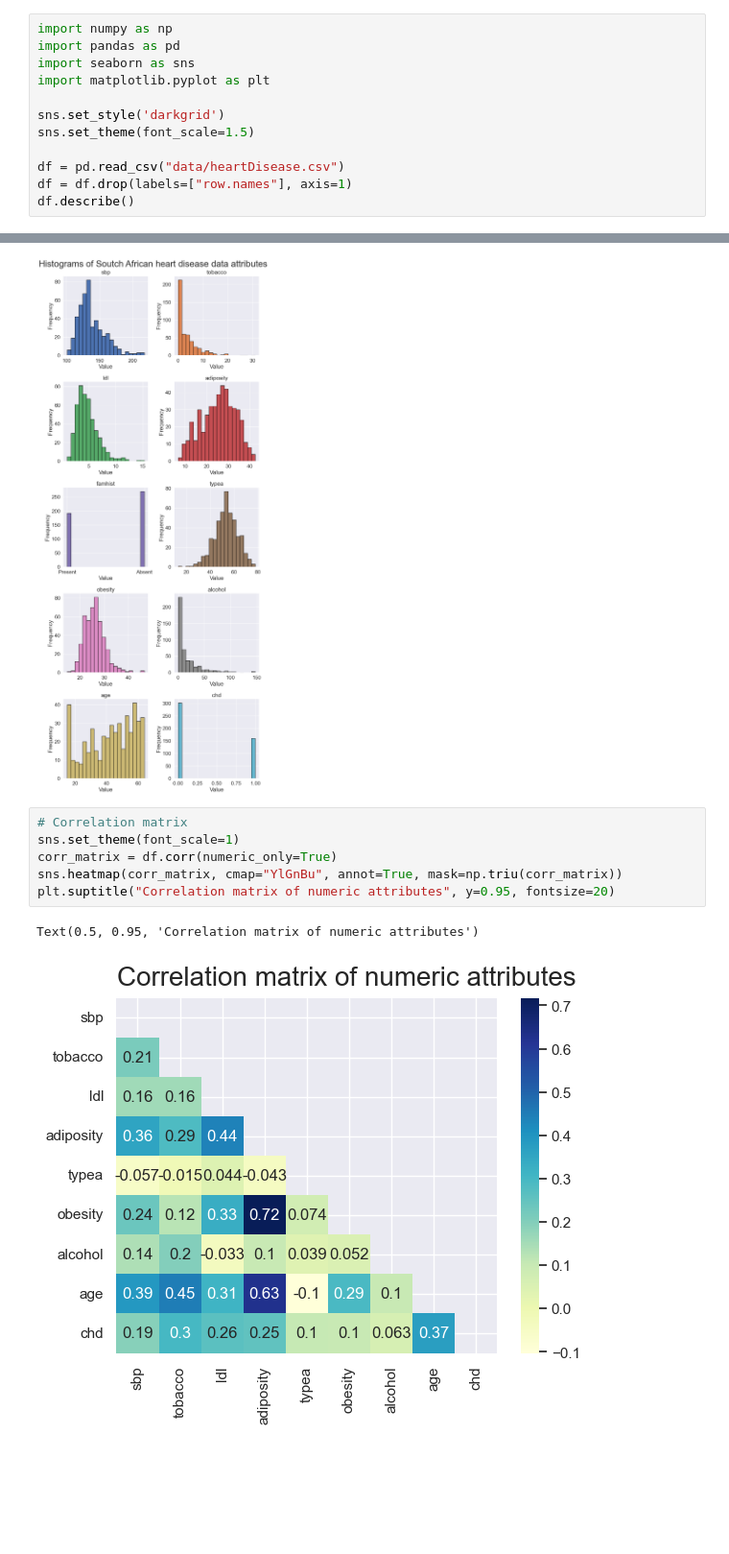
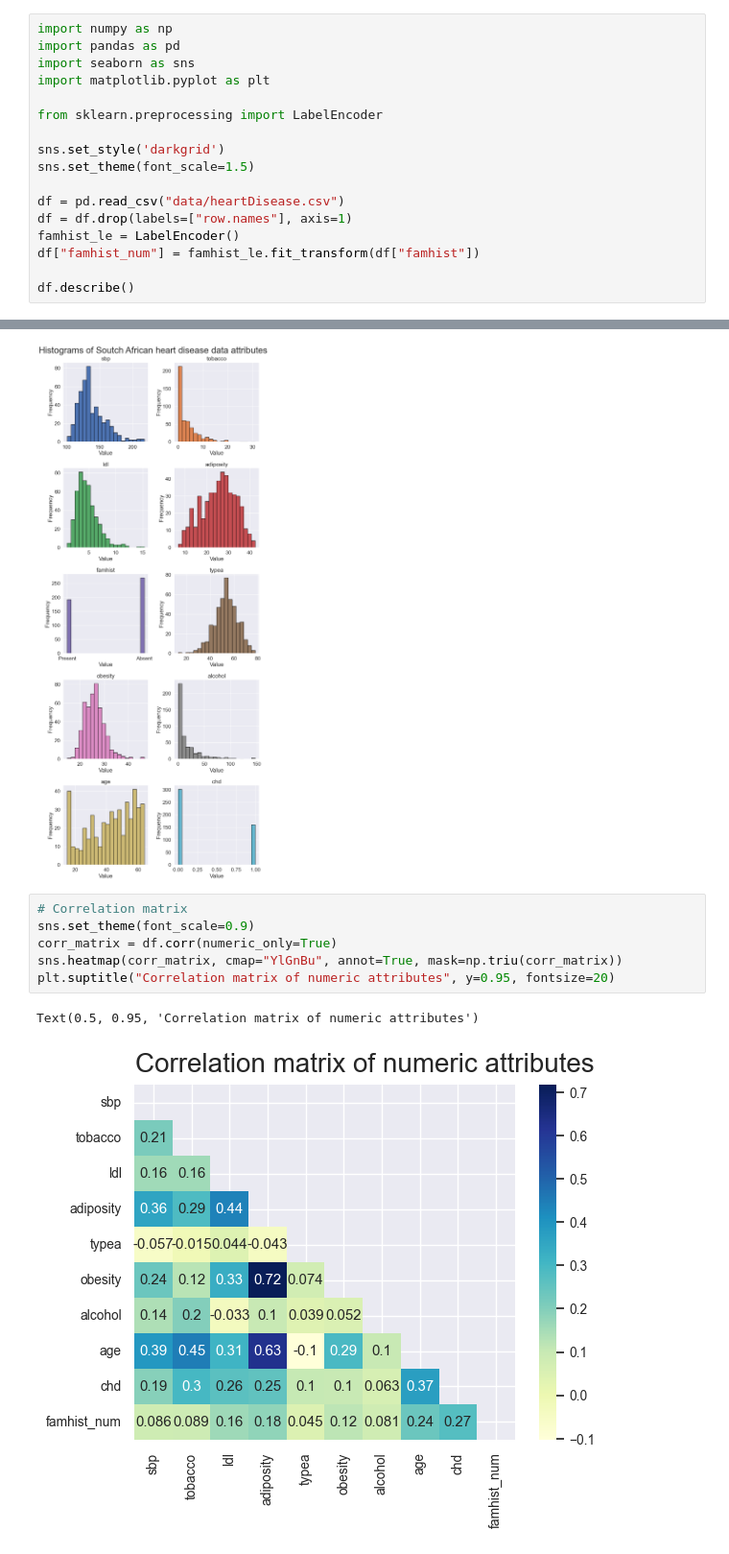
Before and after one commit to krusand/02452-ML-Project, a Jupyter notebook: EDA.ipynb, the cells around one changed output, grey strips where cells are left out. Shown at 96% size. Cells and saved outputs as stored; diff of their text form; blank space fills up the shorter version.

Commit message:
feat: added labelencoder to encode family history

```diff
--- a/EDA.ipynb
+++ b/EDA.ipynb
@@ -4,10 +4,15 @@ import pandas as pd
 import seaborn as sns
 import matplotlib.pyplot as plt
 
+from sklearn.preprocessing import LabelEncoder
+
 sns.set_style('darkgrid')
 sns.set_theme(font_scale=1.5)
 
 df = pd.read_csv("data/heartDisease.csv")
 df = df.drop(labels=["row.names"], axis=1)
+famhist_le = LabelEncoder()
+df["famhist_num"] = famhist_le.fit_transform(df["famhist"])
+
 df.describe()
 # %% [output]
@@ -45,10 +50,10 @@ plt.show()
 [figure]
 # %%
 # Correlation matrix
-sns.set_theme(font_scale=1)
+sns.set_theme(font_scale=0.9)
 corr_matrix = df.corr(numeric_only=True)
 sns.heatmap(corr_matrix, cmap="YlGnBu", annot=True, mask=np.triu(corr_matrix))
 plt.suptitle("Correlation matrix of numeric attributes", y=0.95, fontsize=20)
 # %% [output]
 Text(0.5, 0.95, 'Correlation matrix of numeric attributes')
-[figure, old version]
+[figure, new version]
```
Also changed, not shown: parts of 2 cells of this notebook.
